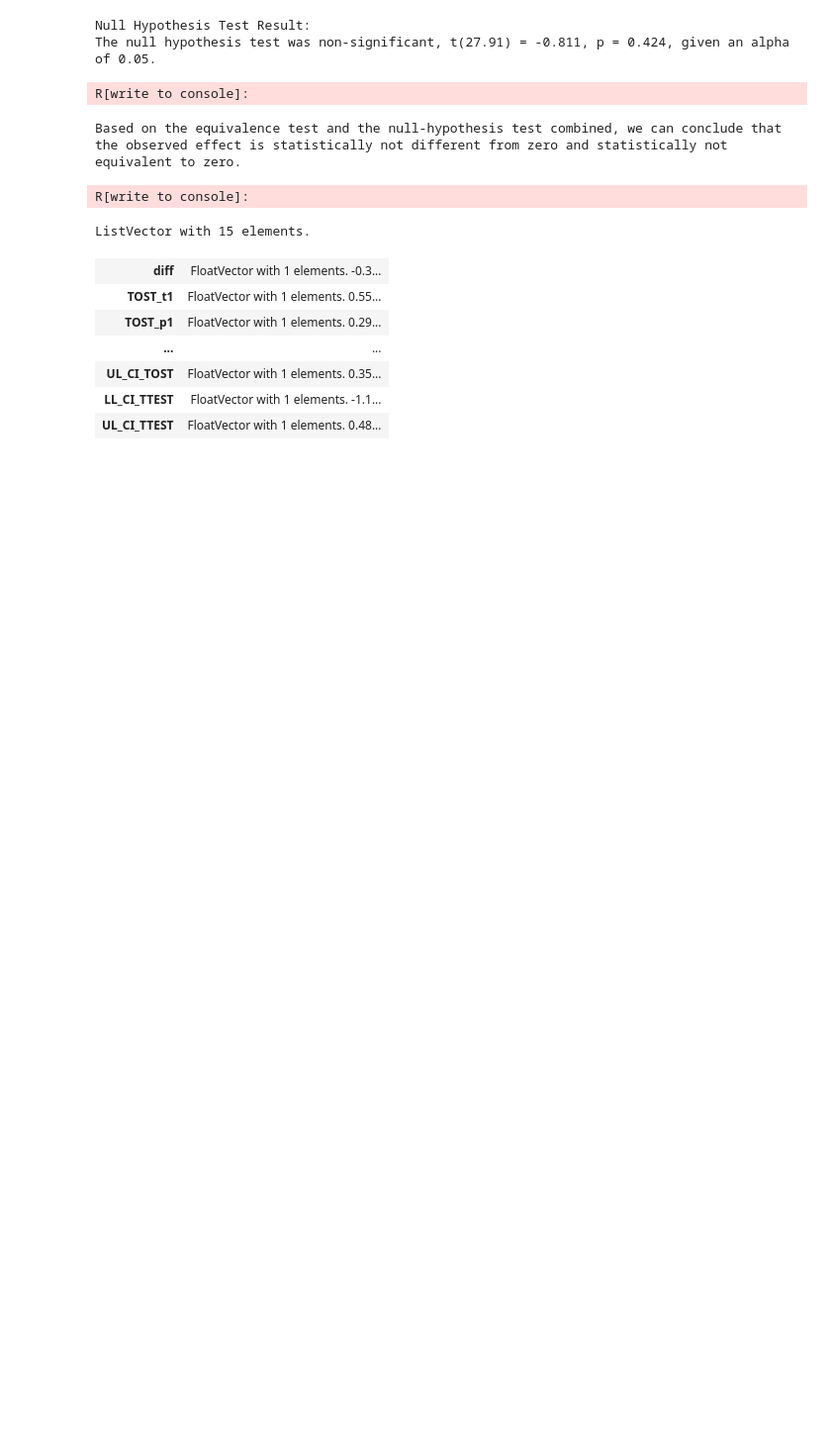
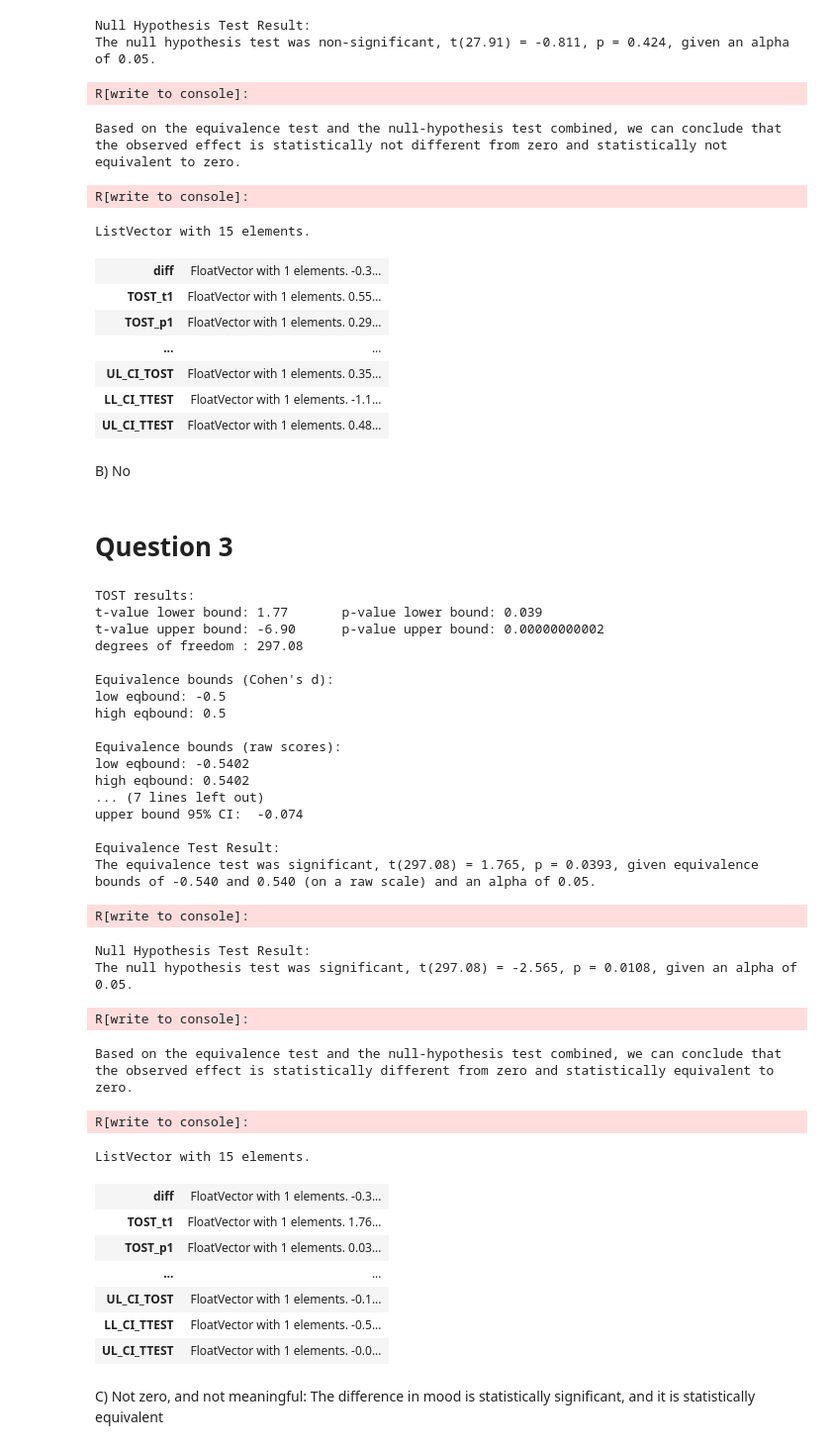
Before and after one commit to bcrestel/coursera_statisticalinferences, a Jupyter notebook: notebooks/week_6_equivalence_testing.ipynb, the cells around one changed output. Shown at 99% size. Drawn from its saved outputs; the diff is of its cells as text; code cells hidden in the pictures; blank space fills up the shorter version.

```diff
--- a/notebooks/week_6_equivalence_testing.ipynb
+++ b/notebooks/week_6_equivalence_testing.ipynb
@@ -86,3 +148,44 @@ ListVector with 15 elements.
 | UL_CI_TOST | FloatVector with 1 elements. 0.35... |
 | LL_CI_TTEST | FloatVector with 1 elements. -1.1... |
 | UL_CI_TTEST | FloatVector with 1 elements. 0.48... |
+# %% [markdown]
+B) No
+# %% [markdown]
+# Question 3
+# %%
+toster.TOSTtwo(m1 = 4.55, m2 = 4.87, sd1 = 1.05, sd2 = 1.11, n1 = 150, n2 = 150, low_eqbound_d = -0.5, high_eqbound_d = 0.5)
+# %% [output]
+TOST results:
+t-value lower bound: 1.77       p-value lower bound: 0.039
+t-value upper bound: -6.90      p-value upper bound: 0.00000000002
+degrees of freedom : 297.08
+
+Equivalence bounds (Cohen's d):
+low eqbound: -0.5
+high eqbound: 0.5
+
+Equivalence bounds (raw scores):
+low eqbound: -0.5402
+high eqbound: 0.5402
+... (7 lines left out)
+upper bound 95% CI:  -0.074
+
+Equivalence Test Result:
+The equivalence test was significant, t(297.08) = 1.765, p = 0.0393, given equivalence bounds of -0.540 and 0.540 (on a raw scale) and an alpha of 0.05.
+R[write to console]:
+Null Hypothesis Test Result:
+The null hypothesis test was significant, t(297.08) = -2.565, p = 0.0108, given an alpha of 0.05.
+R[write to console]:
+Based on the equivalence test and the null-hypothesis test combined, we can conclude that the observed effect is statistically different from zero and statistically equivalent to zero.
+R[write to console]:
+ListVector with 15 elements.
+| diff | FloatVector with 1 elements. -0.3... |
+| TOST_t1 | FloatVector with 1 elements. 1.76... |
+| TOST_p1 | FloatVector with 1 elements. 0.03... |
+| ... | ... |
+| UL_CI_TOST | FloatVector with 1 elements. -0.1... |
+| LL_CI_TTEST | FloatVector with 1 elements. -0.5... |
+| UL_CI_TTEST | FloatVector with 1 elements. -0.0... |
+# %% [markdown]
+C) Not zero, and not meaningful: The difference in mood is statistically significant, and it
+is statistically equivalent
```
Also changed, not shown: parts of 31 cells of this notebook.
